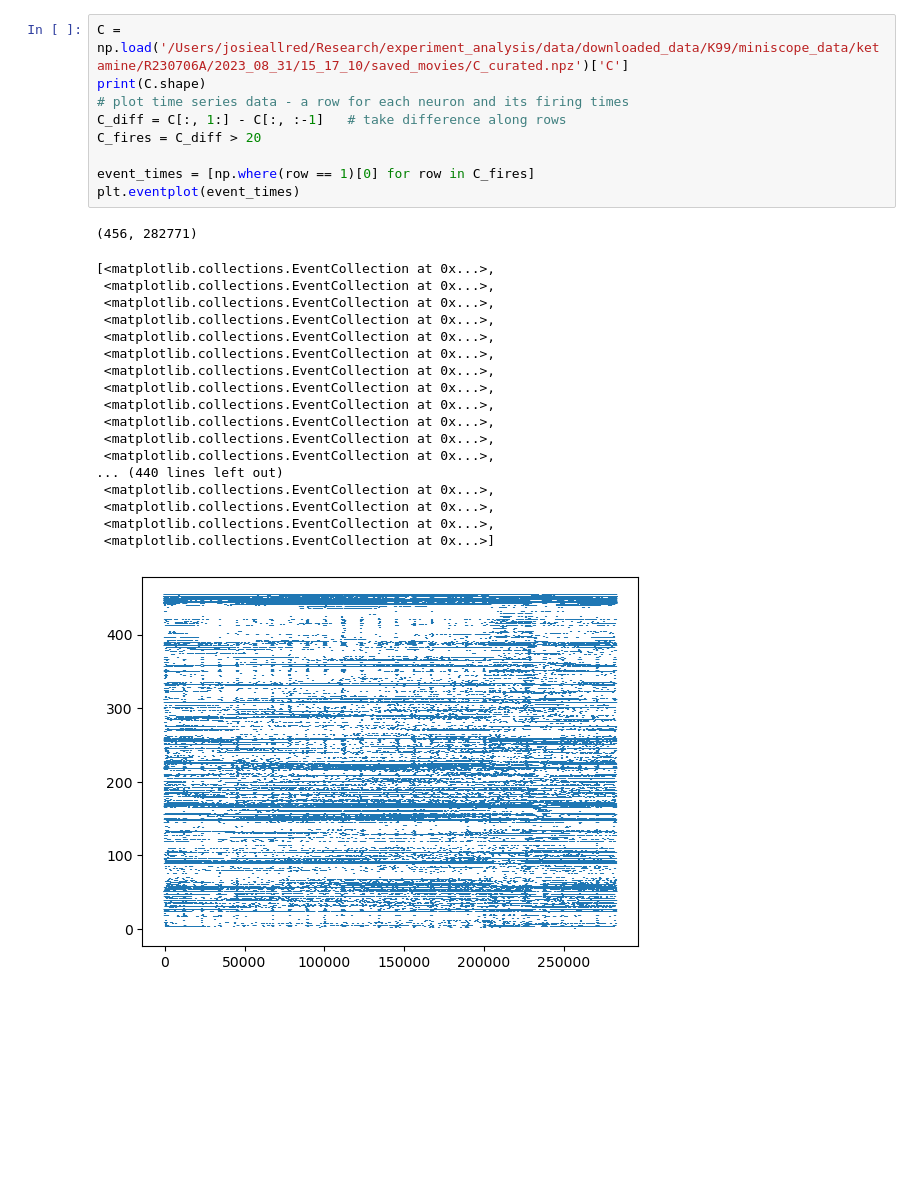
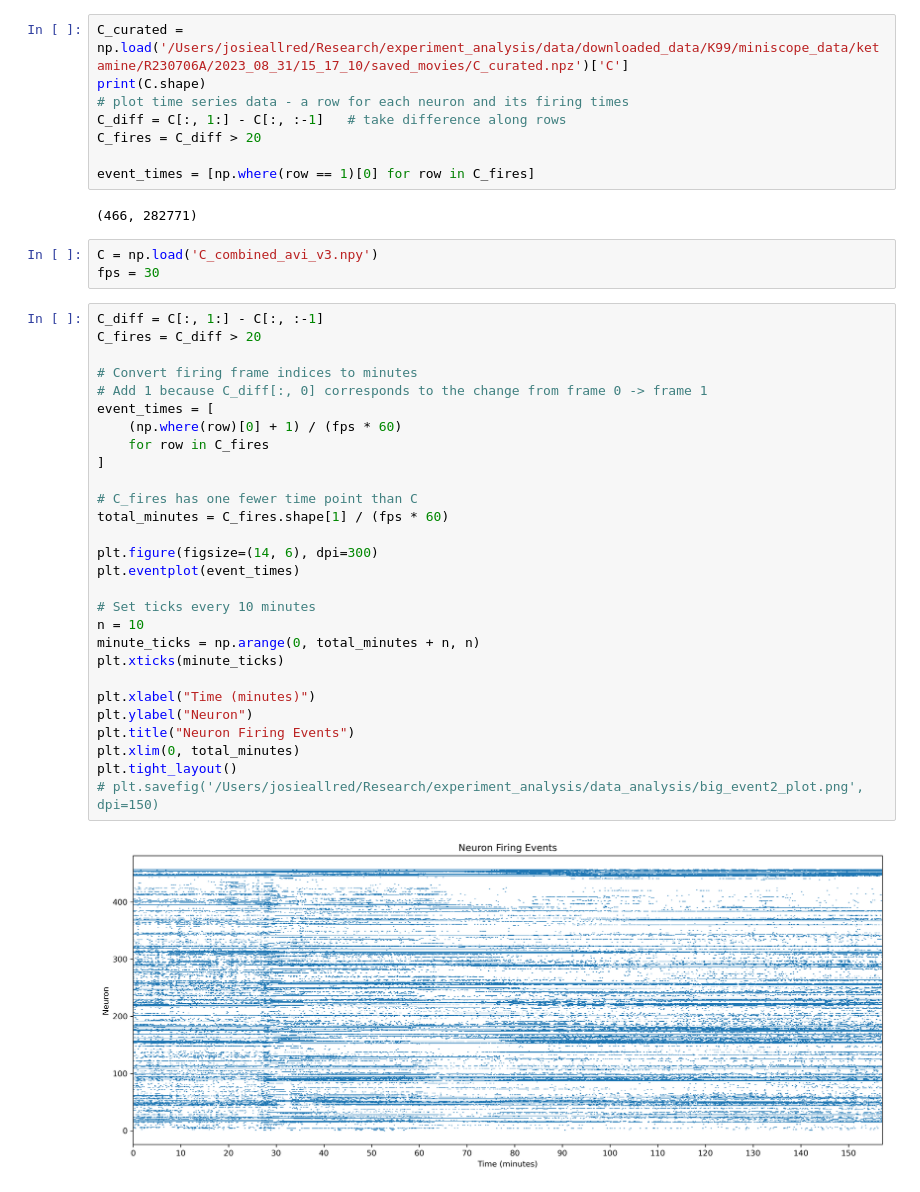
Before and after one commit to emelon8/ACE-NeuroTools, a Jupyter notebook: data_analysis/analysis.ipynb, the cells around one changed output. Saved outputs shown, nothing was run; the diff lists cells and outputs as text; blank space fills up the shorter version.

Commit message:
messing around with data analysis of estimates matrices

```diff
--- a/data_analysis/analysis.ipynb
+++ b/data_analysis/analysis.ipynb
@@ -26,29 +25,43 @@ plt.savefig('/Users/josieallred/Research/experiment_analysis/data_analysis/big_e
 # %%
-C = np.load('/Users/josieallred/Research/experiment_analysis/data/downloaded_data/K99/miniscope_data/ketamine/R230706A/2023_08_31/15_17_10/saved_movies/C_curated.npz')['C']
+C_curated = np.load('/Users/josieallred/Research/experiment_analysis/data/downloaded_data/K99/miniscope_data/ketamine/R230706A/2023_08_31/15_17_10/saved_movies/C_curated.npz')['C']
 print(C.shape)
 # plot time series data - a row for each neuron and its firing times
 C_diff = C[:, 1:] - C[:, :-1]   # take difference along rows
 C_fires = C_diff > 20
 
 event_times = [np.where(row == 1)[0] for row in C_fires]
-plt.eventplot(event_times)
 # %% [output]
-(456, 282771)
+(466, 282771)
-[<matplotlib.collections.EventCollection at 0x...>,
- <matplotlib.collections.EventCollection at 0x...>,
- <matplotlib.collections.EventCollection at 0x...>,
- <matplotlib.collections.EventCollection at 0x...>,
- <matplotlib.collections.EventCollection at 0x...>,
- <matplotlib.collections.EventCollection at 0x...>,
- <matplotlib.collections.EventCollection at 0x...>,
- <matplotlib.collections.EventCollection at 0x...>,
- <matplotlib.collections.EventCollection at 0x...>,
- <matplotlib.collections.EventCollection at 0x...>,
- <matplotlib.collections.EventCollection at 0x...>,
- <matplotlib.collections.EventCollection at 0x...>,
-... (440 lines left out)
- <matplotlib.collections.EventCollection at 0x...>,
- <matplotlib.collections.EventCollection at 0x...>,
- <matplotlib.collections.EventCollection at 0x...>,
- <matplotlib.collections.EventCollection at 0x...>]
-[figure, removed]
+# %%
+C = np.load('C_combined_avi_v3.npy')
+fps = 30
+# %%
+C_diff = C[:, 1:] - C[:, :-1]
+C_fires = C_diff > 20
+
+# Convert firing frame indices to minutes
+# Add 1 because C_diff[:, 0] corresponds to the change from frame 0 -> frame 1
+event_times = [
+    (np.where(row)[0] + 1) / (fps * 60)
+    for row in C_fires
+]
+
+# C_fires has one fewer time point than C
+total_minutes = C_fires.shape[1] / (fps * 60)
+
+plt.figure(figsize=(14, 6), dpi=300)
+plt.eventplot(event_times)
+
+# Set ticks every 10 minutes
+n = 10
+minute_ticks = np.arange(0, total_minutes + n, n)
+plt.xticks(minute_ticks)
+
+plt.xlabel("Time (minutes)")
+plt.ylabel("Neuron")
+plt.title("Neuron Firing Events")
+plt.xlim(0, total_minutes)
+plt.tight_layout()
+# plt.savefig('/Users/josieallred/Research/experiment_analysis/data_analysis/big_event2_plot.png', dpi=150)
+# %% [output]
+[figure, added]
```
Also changed, not shown: parts of 11 cells of this notebook.
